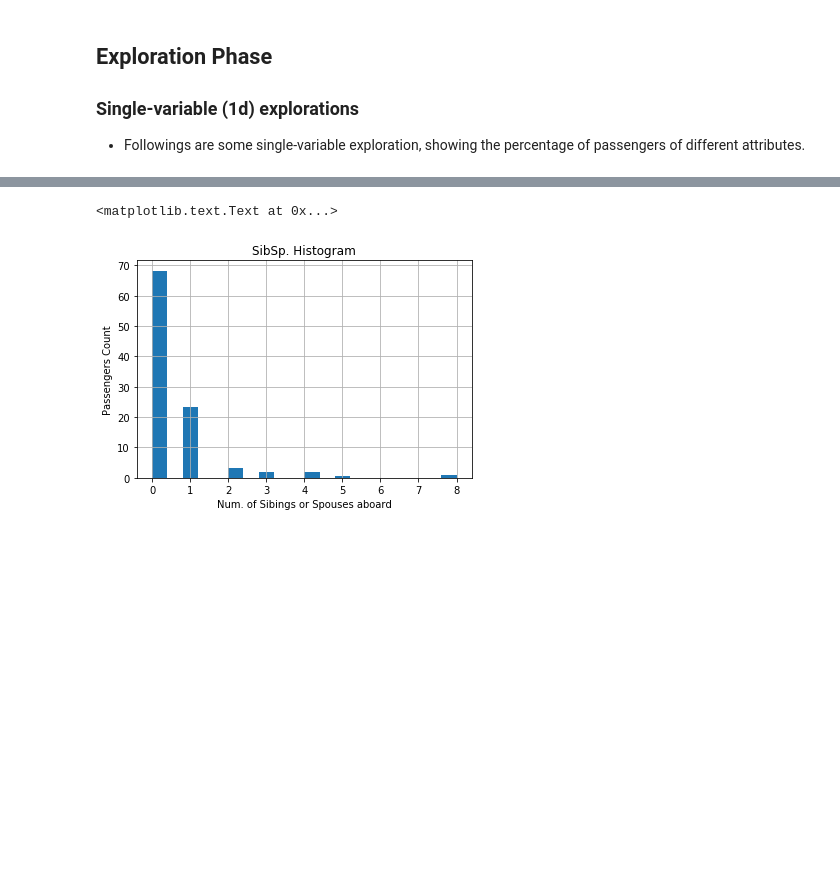
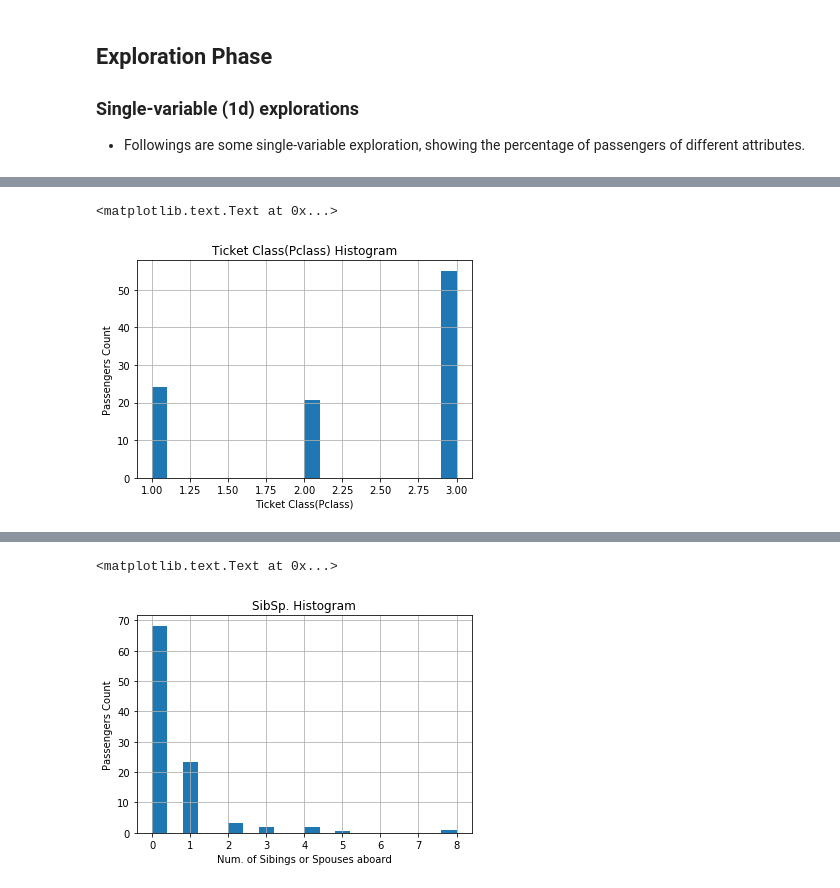
Before and after one commit to sunpochin/dand-p2-investigate-titanic-data, a Jupyter notebook: investigate-titanic-data.ipynb, the cells around one changed output, grey strips where cells are left out. Drawn from its saved outputs; the diff is of its cells as text; code cells hidden in the pictures; blank space fills up the shorter version.

```diff
--- a/investigate-titanic-data.ipynb
+++ b/investigate-titanic-data.ipynb
@@ -225,0 +239,9 @@ m =  0.0263707628788
+# %%
+# https://stackoverflow.com/a/34756965/720276
+df['Pclass'].hist(bins=20, weights=np.ones_like(df['Pclass']) * 100. / len(df['Pclass']))
+plt.xlabel("Ticket Class(Pclass)")
+plt.ylabel("Passengers Count")
+plt.title("Ticket Class(Pclass) Histogram")
+# %% [output]
+<matplotlib.text.Text at 0x...>
+[figure, added]
```
Also changed, not shown: parts of 44 cells of this notebook.
